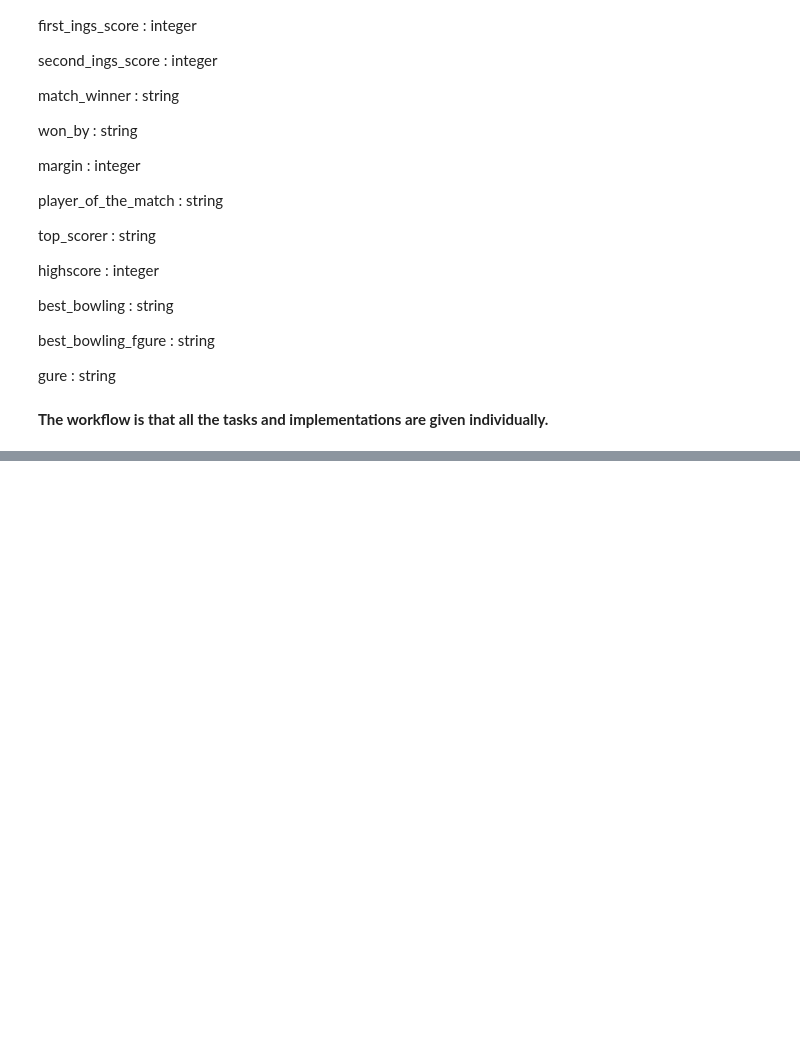
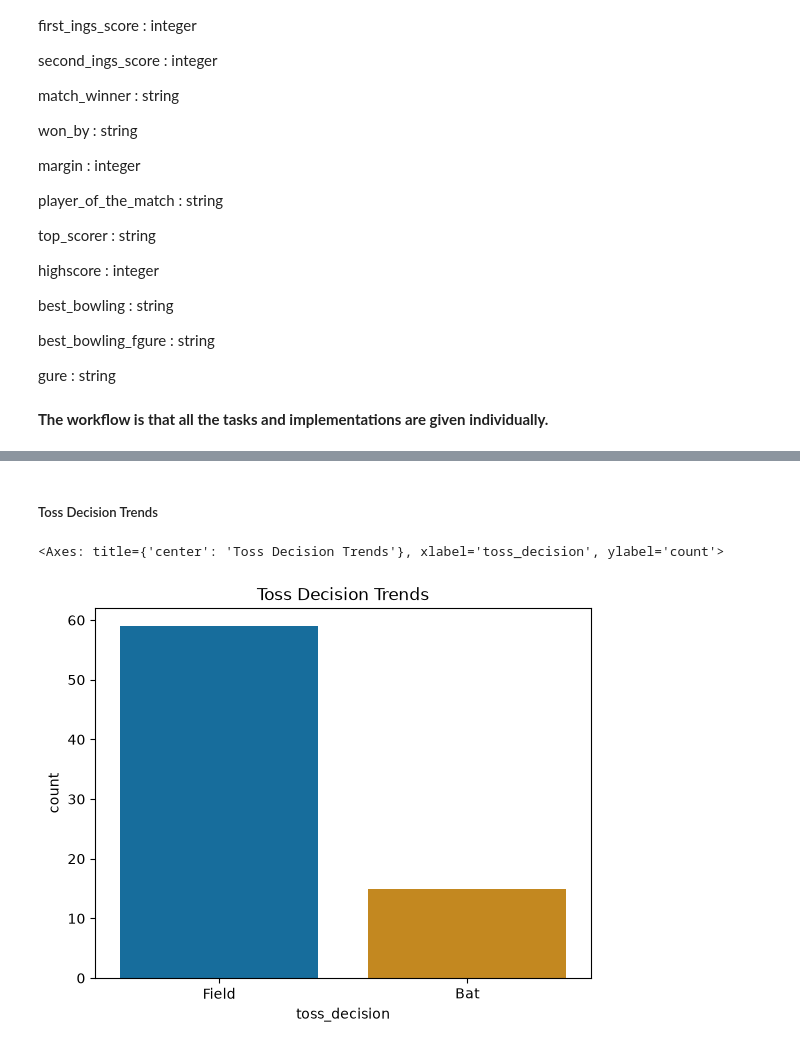
Before and after one commit to dhvanitsavani/Python-AI, a Jupyter notebook: Visualizations/ipl_capstone_project.ipynb, the cells around one changed output, grey strips where cells are left out. Cells and saved outputs as stored; diff of their text form; code cells hidden in the pictures; blank space fills up the shorter version.

```diff
--- a/Visualizations/ipl_capstone_project.ipynb
+++ b/Visualizations/ipl_capstone_project.ipynb
@@ -50,0 +127,8 @@ gure : string
+# %% [markdown]
+##### Toss Decision Trends
+# %%
+plt.title('Toss Decision Trends')
+sns.countplot(x=df['toss_decision'], palette='colorblind')
+# %% [output]
+<Axes: title={'center': 'Toss Decision Trends'}, xlabel='toss_decision', ylabel='count'>
+[figure, added]
```
Also changed, not shown: parts of 9 cells of this notebook.
